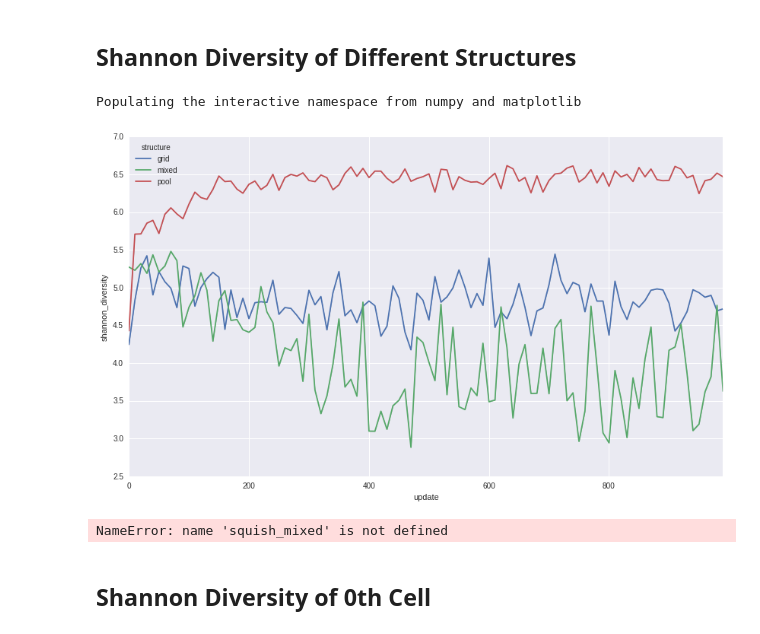
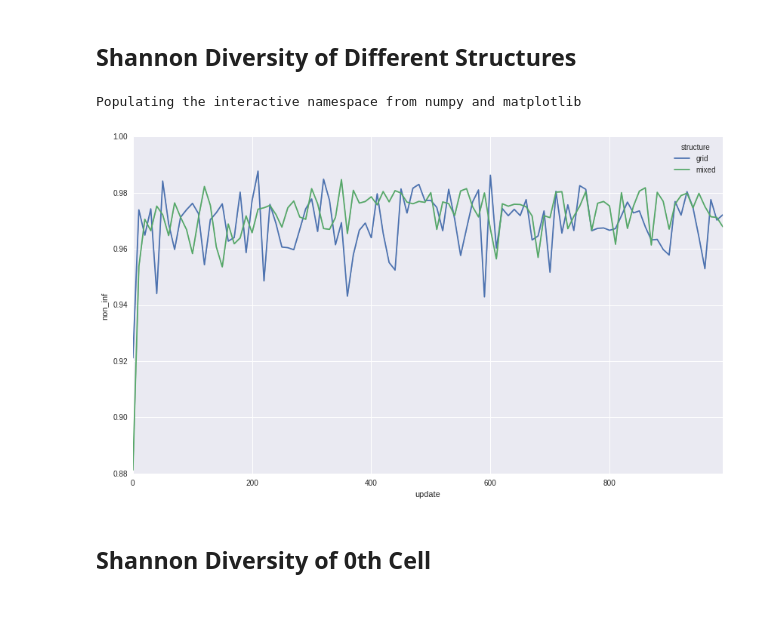
Before and after one commit to devosoft/Empirical, a Jupyter notebook: examples/evo/replica_runs_analysis.ipynb, the cells around one changed output. Drawn from its saved outputs; the diff is of its cells as text; code cells hidden in the pictures; blank space fills up the shorter version.

```diff
--- a/examples/evo/replica_runs_analysis.ipynb
+++ b/examples/evo/replica_runs_analysis.ipynb
@@ -2,8 +2,8 @@
 import pandas as pd
 loaded_grid = []
 loaded_mixed = []
-loaded_pool = []
-prefix = "news"
+
+prefix = "tstat"
 num_files = 1
 headers = ["{0}{1}".format(prefix, i) for i in range(num_files)]
 for i in range(num_files):
@@ -17,18 +17,13 @@ for i in range(num_files):
     #moo.set_index(["update"])
     loaded_mixed.append(moo)
 
-    moo = pd.read_csv("./runs/{0}{1}-pool.csv".format(prefix, i), skipinitialspace=True)
-    moo['replicant'] = "{0}{1}".format(prefix, i)
-    #moo.set_index(["update"])
-    loaded_pool.append(moo)
 
 squished_grid = pd.concat(loaded_grid, axis=0)
 squished_grid['structure'] = "grid"
 squished_mixed = pd.concat(loaded_mixed, axis=0)
 squished_mixed['structure'] = "mixed"
-squished_pool = pd.concat(loaded_pool, axis=0)
-squished_pool['structure'] = "pool"
 
-super_squished = pd.concat([squished_grid, squished_mixed, squished_pool])
-squished_pool.head()
+
+super_squished = pd.concat([squished_grid, squished_mixed])
+squished_mixed.tail()
 # %% [output]
@@ -44,24 +39,22 @@ Shannon Diversity of Different Structures
 # %%
 import seaborn as sns
 import numpy as np
 import matplotlib.pyplot as plt
 %matplotlib inline
 %pylab inline
 pylab.rcParams['figure.figsize'] = (14, 8)
 
 graphnum = 1
 
 #sns.set(style="white", palette="muted", color_codes=True)
 #sns.distplot(squish_grid.loc["{}0".format(prefix, graphnum)]["shannon_diversity"], bins=10)
 #plt.plot(squish_grid.loc["{}0".format(prefix)]["shannon_diversity"])
-ax = sns.tsplot(time="update", value="shannon_diversity", unit="replicant", condition="structure", data=super_squished)
+ax = sns.tsplot(time="update", value="non_inf", unit="replicant", condition="structure", data=super_squished)
 # %% [output]
 Populating the interactive namespace from numpy and matplotlib
-[figure, old version]
+[figure, new version]
 # %%
 plt.plot(squish_mixed.loc["{}0".format(prefix)]["shannon_diversity"])
-# %% [output]
-NameError: name 'squish_mixed' is not defined
 # %% [markdown]
 Shannon Diversity of 0th Cell
 -----------------------------
```
Also changed, not shown: parts of 1 cell of this notebook, 3 other files.
